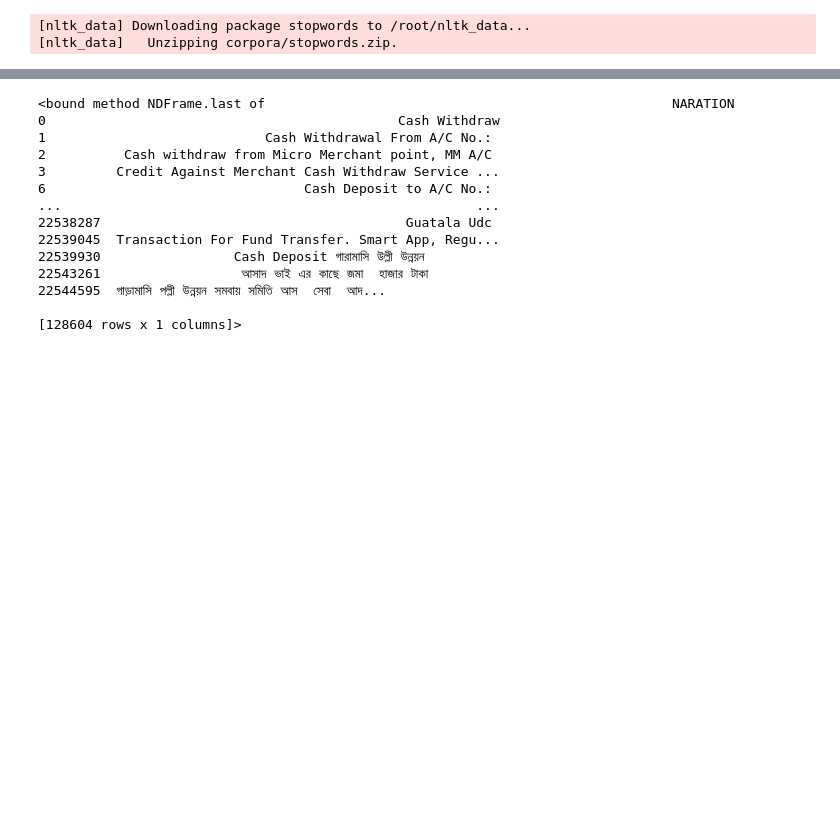
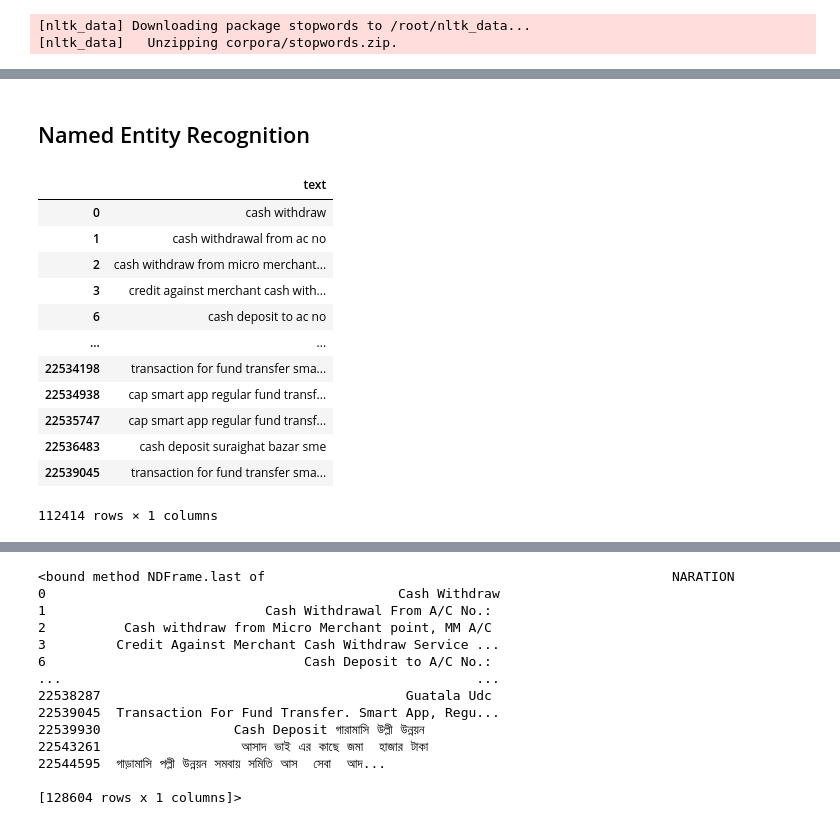
Before and after one commit to abdur-rafi/transaction-clustering, a Jupyter notebook: narration_clustering.ipynb, the cells around one changed output, grey strips where cells are left out. Saved outputs shown, nothing was run; the diff lists cells and outputs as text; code cells hidden in the pictures; blank space fills up the shorter version.

```diff
--- a/narration_clustering.ipynb
+++ b/narration_clustering.ipynb
@@ -249,0 +276,18 @@ print(unique_narrations_stop_word_removed)
+# %% [markdown]
+## Named Entity Recognition
+# %%
+unique_narrations
+# %% [output]
+|  | text |
+| 0 | cash withdraw |
+| 1 | cash withdrawal from ac no |
+| 2 | cash withdraw from micro merchant... |
+| 3 | credit against merchant cash with... |
+| 6 | cash deposit to ac no |
+| ... | ... |
+| 22534198 | transaction for fund transfer sma... |
+| 22534938 | cap smart app regular fund transf... |
+| 22535747 | cap smart app regular fund transf... |
+| 22536483 | cash deposit suraighat bazar sme |
+| 22539045 | transaction for fund transfer sma... |
+112414 rows × 1 columns
```
Also changed, not shown: parts of 25 cells of this notebook.
